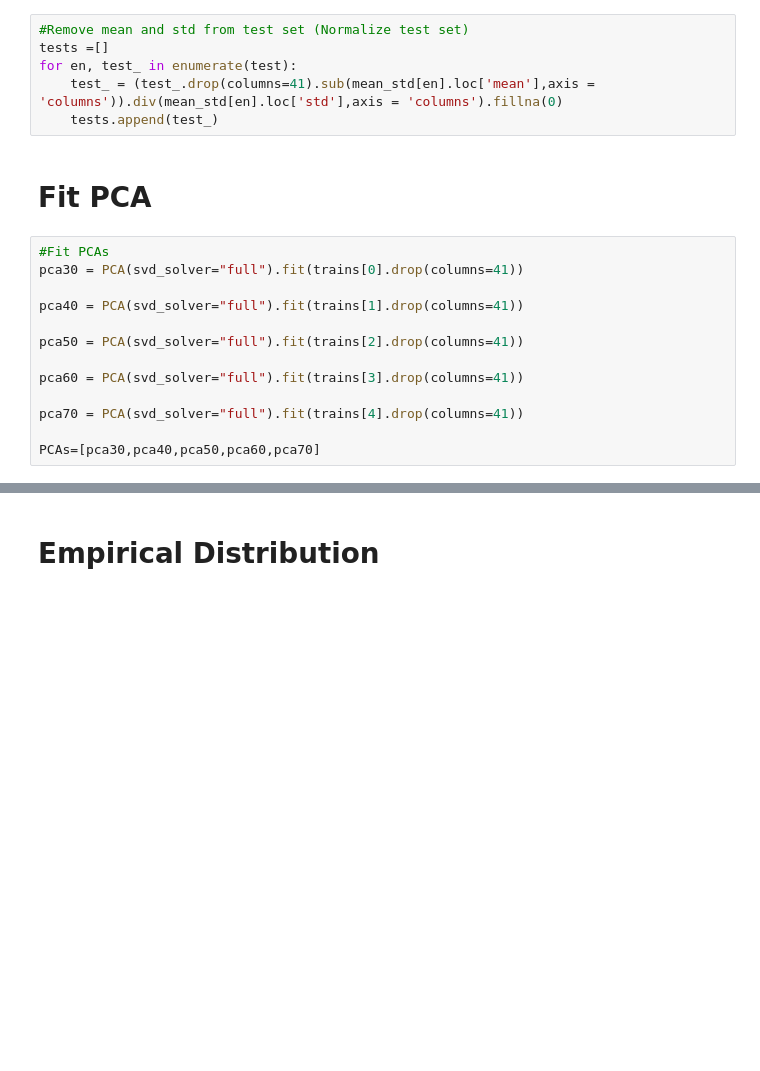
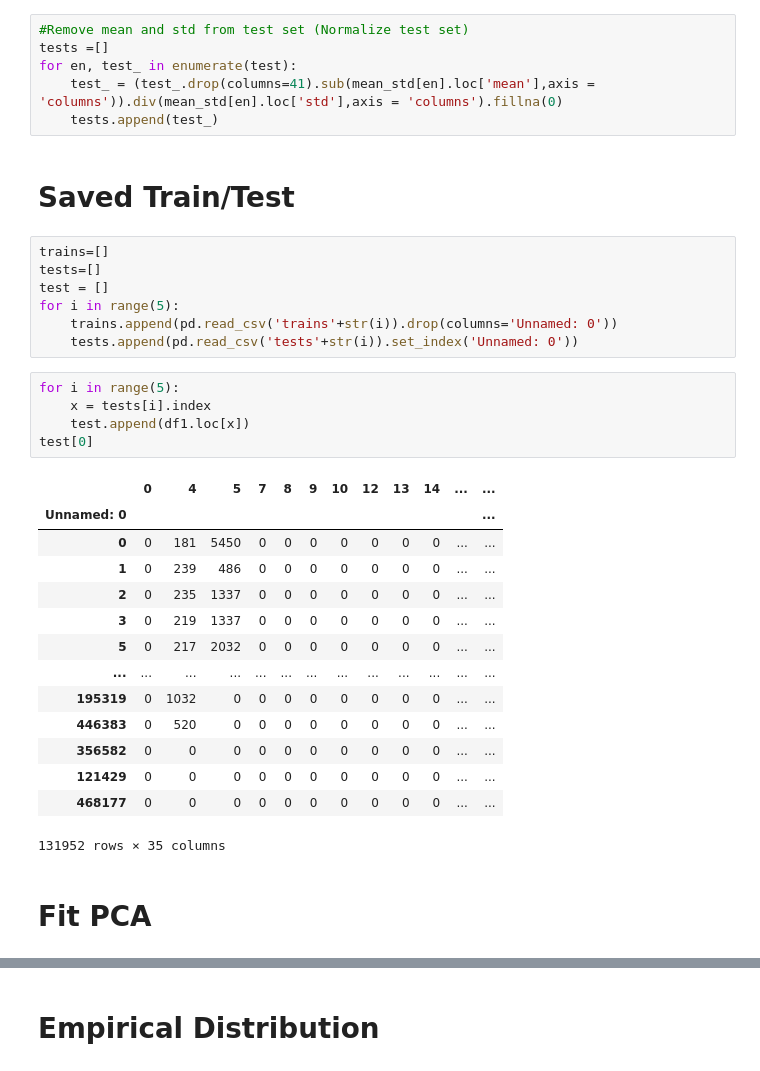
Before and after one commit to tommasofioravanti/sq-learn, a Jupyter notebook: PaperPCA.ipynb, the cells around one changed output, grey strips where cells are left out. Cells and saved outputs as stored; diff of their text form; blank space fills up the shorter version.

```diff
--- a/PaperPCA.ipynb
+++ b/PaperPCA.ipynb
@@ -171,20 +172,36 @@ tests =[]
 for en, test_ in enumerate(test):
     test_ = (test_.drop(columns=41).sub(mean_std[en].loc['mean'],axis = 'columns')).div(mean_std[en].loc['std'],axis = 'columns').fillna(0)
     tests.append(test_)
+# %% [markdown]
+# Saved Train/Test
+# %%
+trains=[]
+tests=[]
+test = []
+for i in range(5):
+    trains.append(pd.read_csv('trains'+str(i)).drop(columns='Unnamed: 0'))
+    tests.append(pd.read_csv('tests'+str(i)).set_index('Unnamed: 0'))
+# %%
+for i in range(5):
+    x = tests[i].index
+    test.append(df1.loc[x])
+test[0]
+# %% [output]
+|  | 0 | 4 | 5 | 7 | 8 | 9 | 10 | 12 | 13 | 14 | ... | ... |
+| Unnamed: 0 |  |  |  |  |  |  |  |  |  |  |  | ... |
+| 0 | 0 | 181 | 5450 | 0 | 0 | 0 | 0 | 0 | 0 | 0 | ... | ... |
+| 1 | 0 | 239 | 486 | 0 | 0 | 0 | 0 | 0 | 0 | 0 | ... | ... |
+| 2 | 0 | 235 | 1337 | 0 | 0 | 0 | 0 | 0 | 0 | 0 | ... | ... |
+| 3 | 0 | 219 | 1337 | 0 | 0 | 0 | 0 | 0 | 0 | 0 | ... | ... |
+| 5 | 0 | 217 | 2032 | 0 | 0 | 0 | 0 | 0 | 0 | 0 | ... | ... |
+| ... | ... | ... | ... | ... | ... | ... | ... | ... | ... | ... | ... | ... |
+| 195319 | 0 | 1032 | 0 | 0 | 0 | 0 | 0 | 0 | 0 | 0 | ... | ... |
+| 446383 | 0 | 520 | 0 | 0 | 0 | 0 | 0 | 0 | 0 | 0 | ... | ... |
+| 356582 | 0 | 0 | 0 | 0 | 0 | 0 | 0 | 0 | 0 | 0 | ... | ... |
+| 121429 | 0 | 0 | 0 | 0 | 0 | 0 | 0 | 0 | 0 | 0 | ... | ... |
+| 468177 | 0 | 0 | 0 | 0 | 0 | 0 | 0 | 0 | 0 | 0 | ... | ... |
+131952 rows × 35 columns
 # %% [markdown]
 # Fit PCA
-# %%
-#Fit PCAs
-pca30 = PCA(svd_solver="full").fit(trains[0].drop(columns=41))
-
-pca40 = PCA(svd_solver="full").fit(trains[1].drop(columns=41))
-
-pca50 = PCA(svd_solver="full").fit(trains[2].drop(columns=41))
-
-pca60 = PCA(svd_solver="full").fit(trains[3].drop(columns=41))
-
-pca70 = PCA(svd_solver="full").fit(trains[4].drop(columns=41))
-
-PCAs=[pca30,pca40,pca50,pca60,pca70]
 # %%
 #Fit PCAs
```
Also changed, not shown: parts of 30 cells of this notebook, 2 other files.
